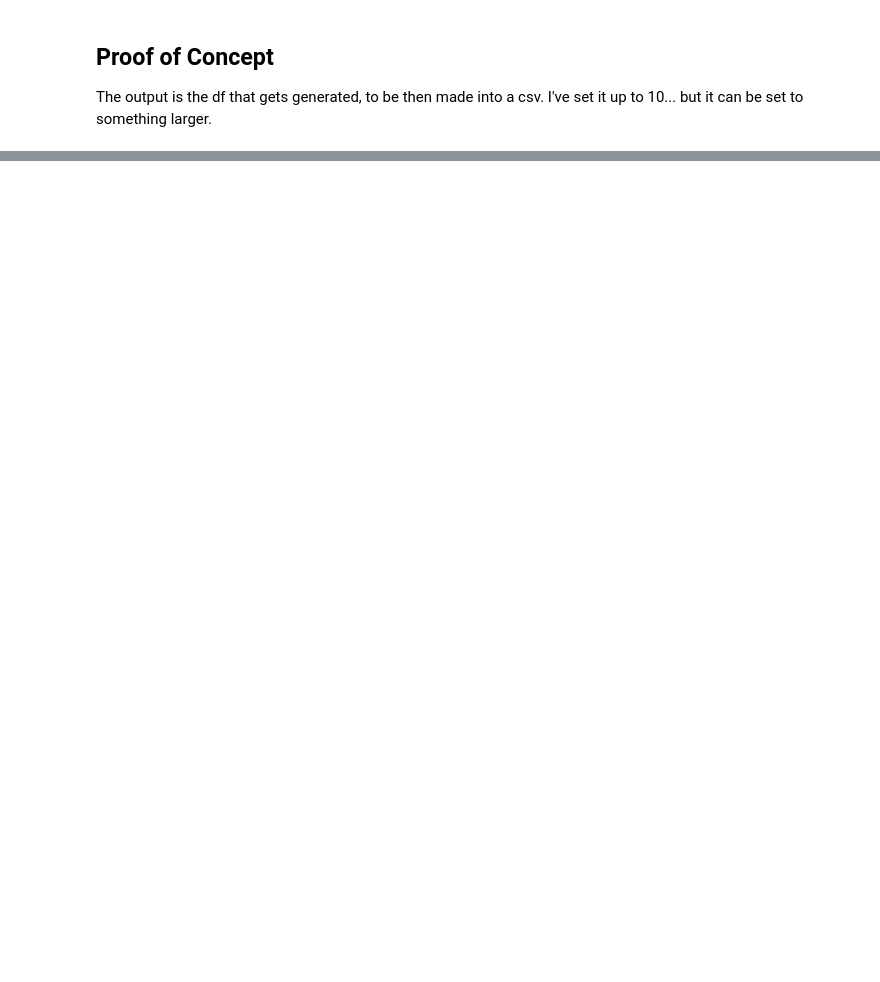
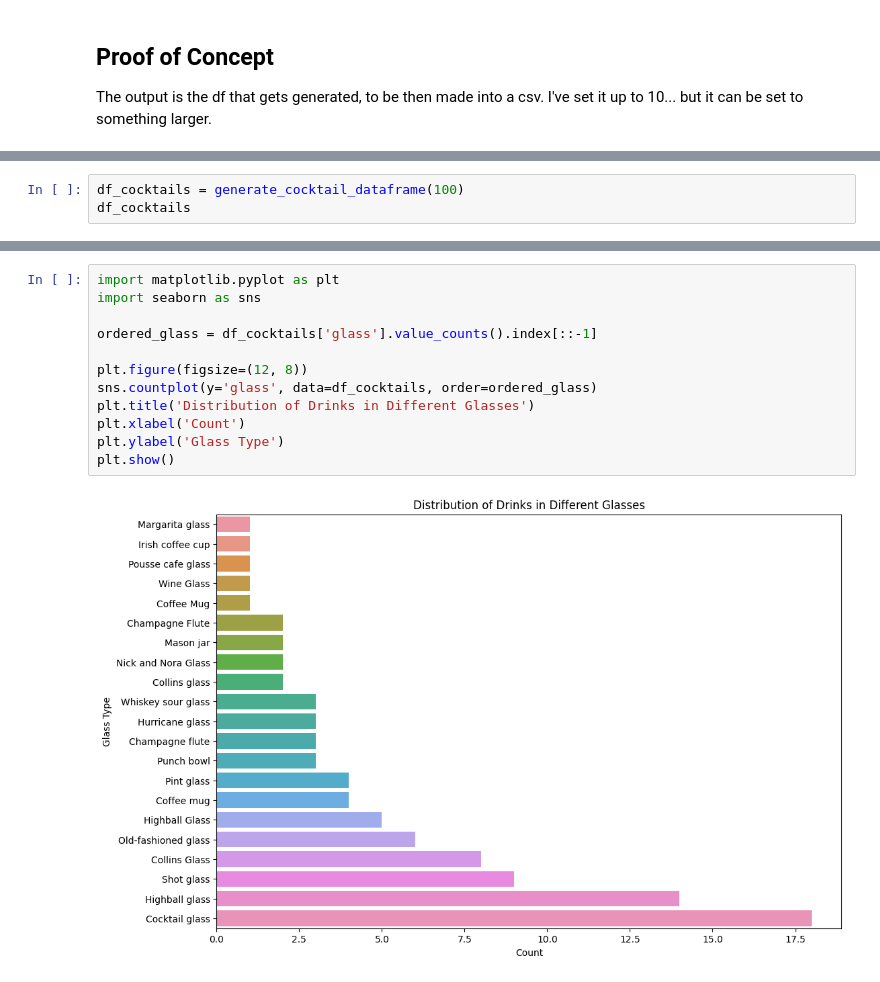
Before and after one commit to andrewsarracini/CocktailDB_API, a Jupyter notebook: CocktailAPI_current.ipynb, the cells around one changed output, grey strips where cells are left out. Saved outputs shown, nothing was run; the diff lists cells and outputs as text; blank space fills up the shorter version.

Commit message:
"Completed showFirstPage"

```diff
--- a/CocktailAPI_current.ipynb
+++ b/CocktailAPI_current.ipynb
@@ -158,0 +138,3 @@ Data saved to c:\Users\andre\Desktop\Personal\CocktailDB_API\cocktails_result.cs
+# %%
+df_cocktails = generate_cocktail_dataframe(100)
+df_cocktails
@@ -158,0 +156,14 @@ Data saved to c:\Users\andre\Desktop\Personal\CocktailDB_API\cocktails_result.cs
+# %%
+import matplotlib.pyplot as plt
+import seaborn as sns
+
+ordered_glass = df_cocktails['glass'].value_counts().index[::-1]
+
+plt.figure(figsize=(12, 8))
+sns.countplot(y='glass', data=df_cocktails, order=ordered_glass)
+plt.title('Distribution of Drinks in Different Glasses')
+plt.xlabel('Count')
+plt.ylabel('Glass Type')
+plt.show()
+# %% [output]
+[figure, added]
```
Also changed, not shown: parts of 5 cells of this notebook, 2 other files.
